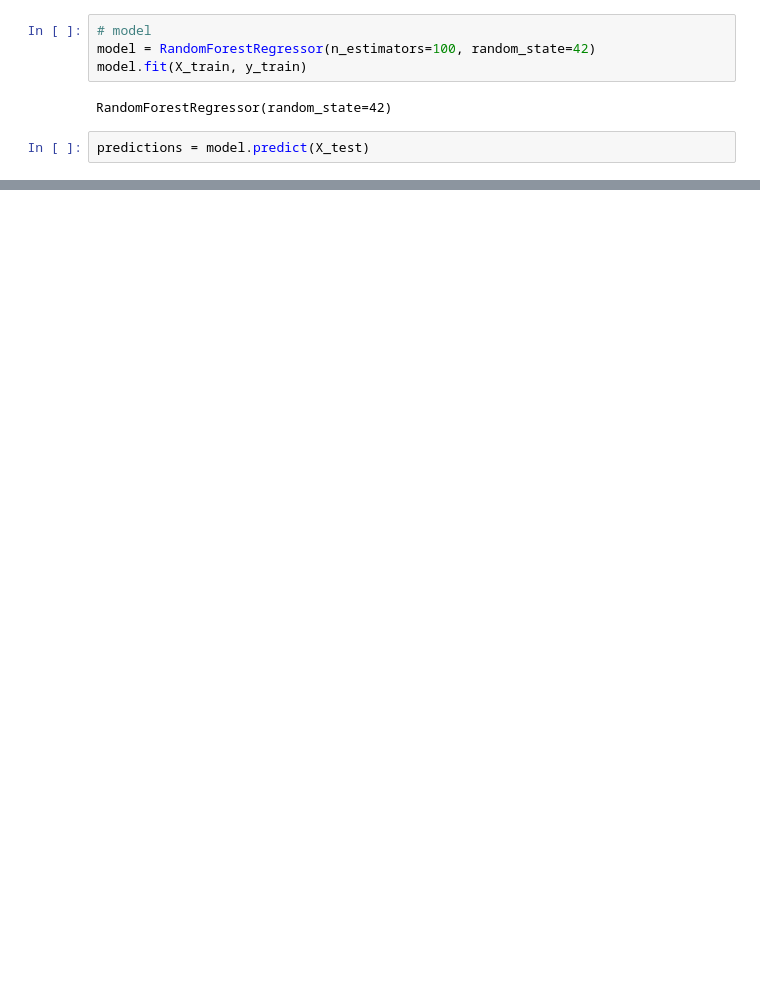
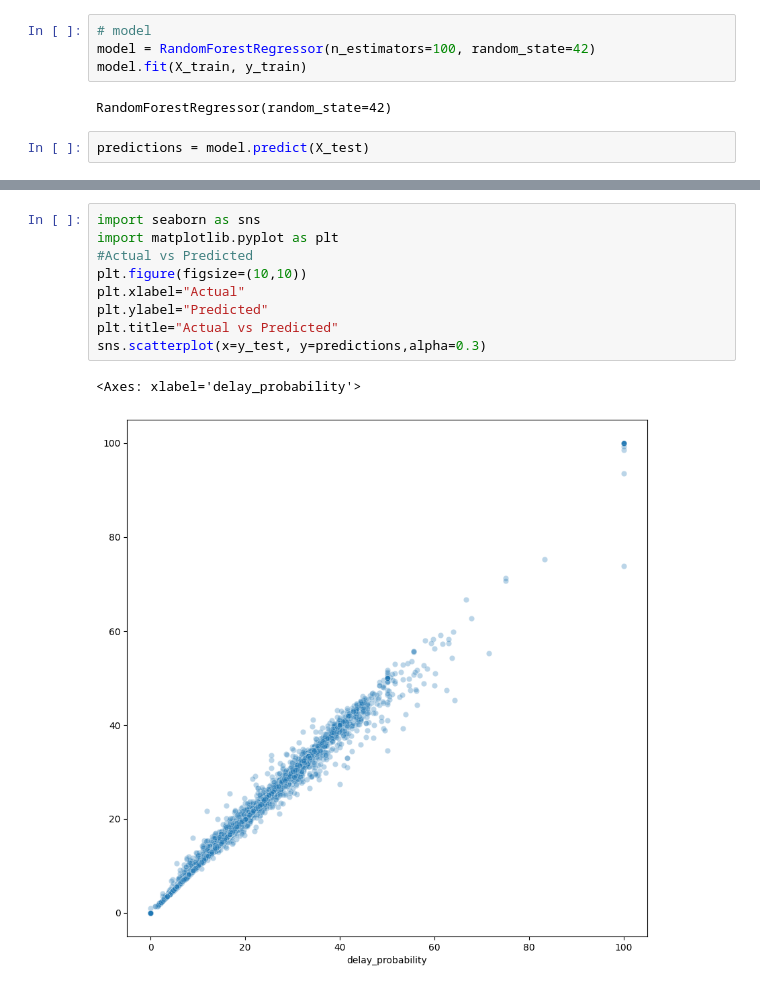
Before and after one commit to Sophia10101/Flight-Delay-Analysis-Project, a Jupyter notebook: Notebooks/model_02.ipynb, the cells around one changed output, grey strips where cells are left out. Drawn from its saved outputs; the diff is of its cells as text; blank space fills up the shorter version.

```diff
--- a/Notebooks/model_02.ipynb
+++ b/Notebooks/model_02.ipynb
@@ -81,0 +81,12 @@ print(mae_val)
+# %%
+import seaborn as sns
+import matplotlib.pyplot as plt
+#Actual vs Predicted
+plt.figure(figsize=(10,10))
+plt.xlabel="Actual"
+plt.ylabel="Predicted"
+plt.title="Actual vs Predicted"
+sns.scatterplot(x=y_test, y=predictions,alpha=0.3)
+# %% [output]
+<Axes: xlabel='delay_probability'>
+[figure, added]
```
Also changed, not shown: parts of 7 cells of this notebook, 1 other file.
